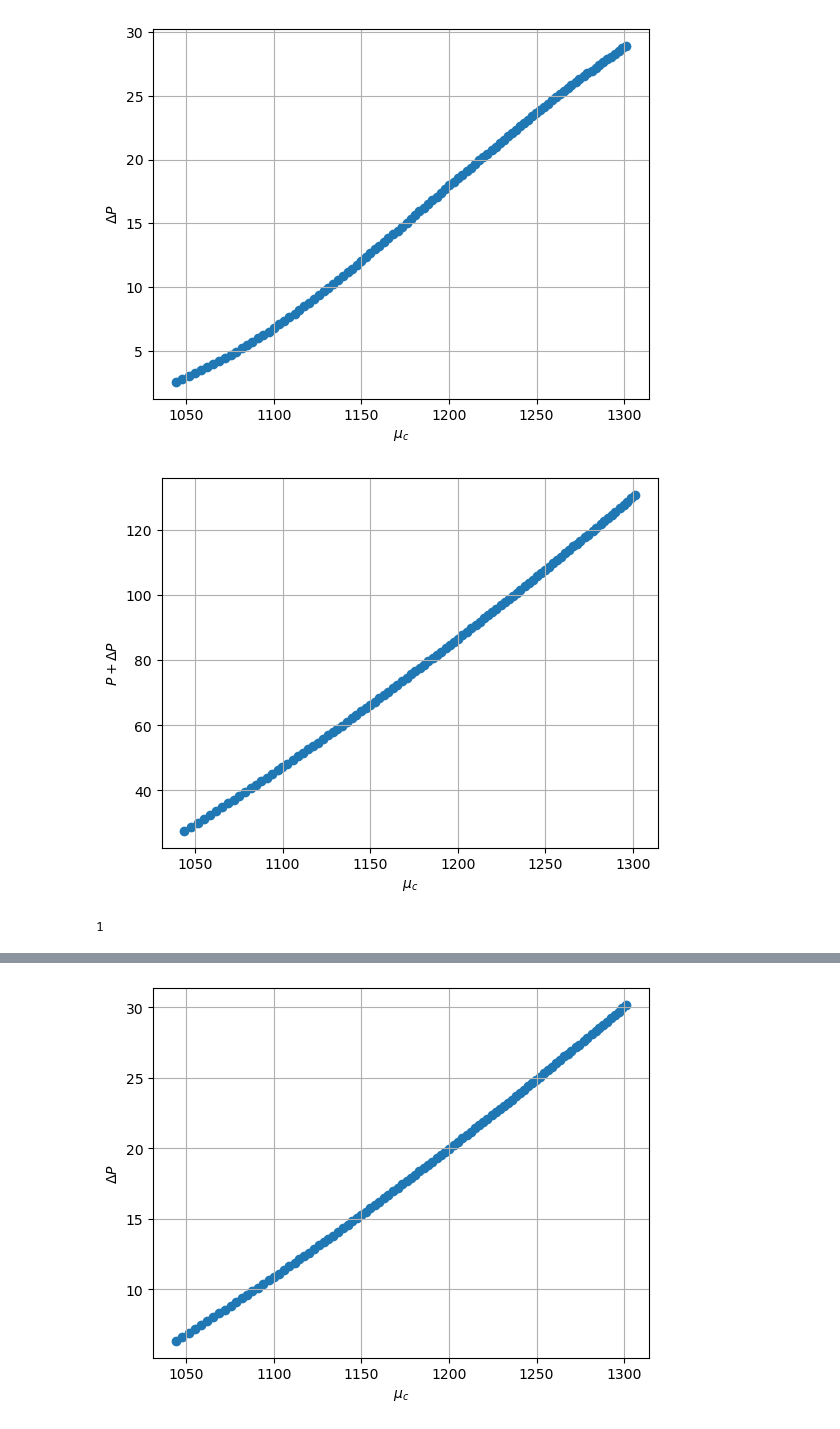
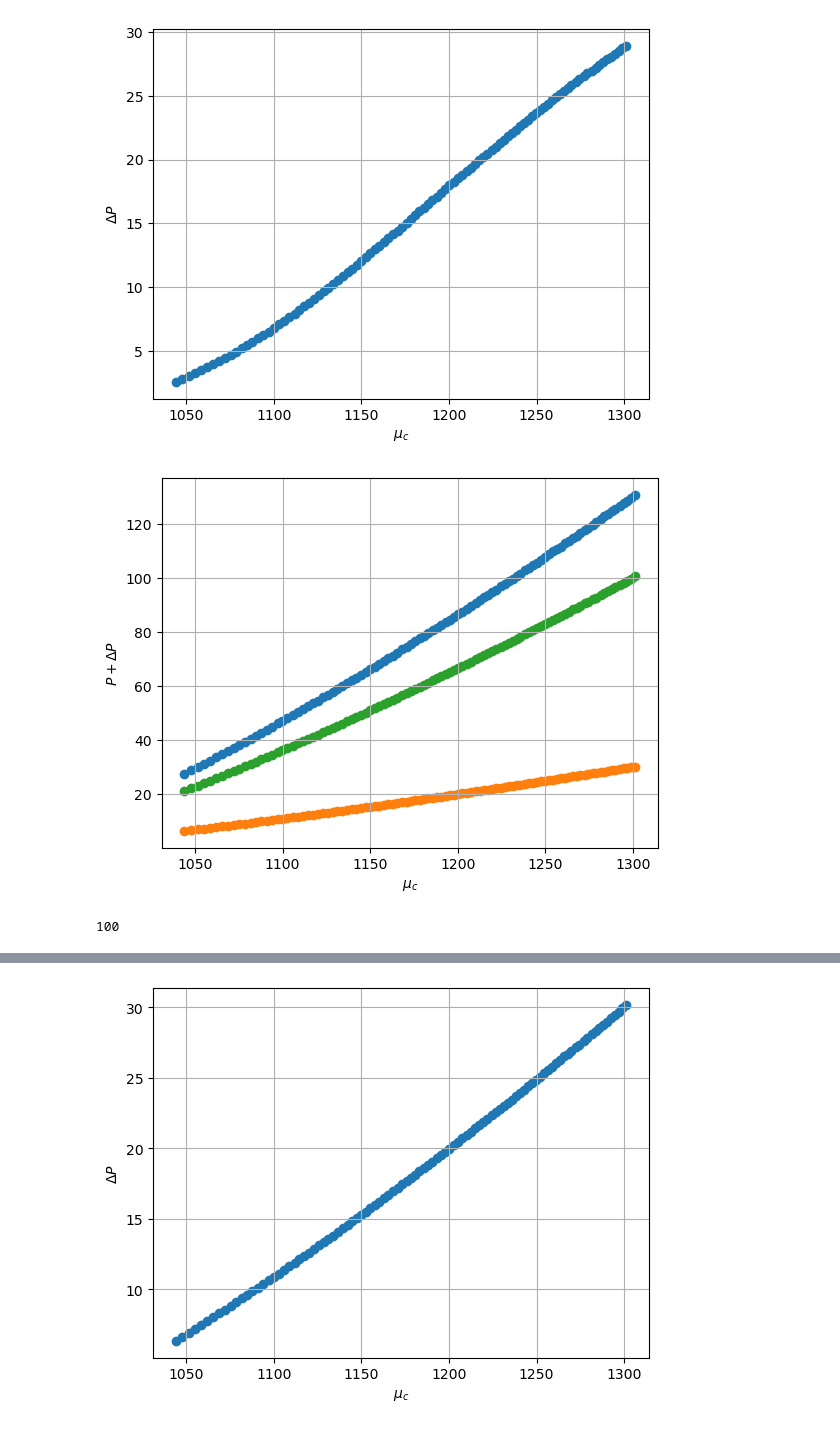
Before and after one commit to katta626/Phase_Transition, a Jupyter notebook: code/Relation_Codes/Different_Transition point.ipynb, the cells around one changed output, grey strips where cells are left out. Saved outputs shown, nothing was run; the diff lists cells and outputs as text; code cells hidden in the pictures.

Commit message:
Updated Plots Section

```diff
--- a/code/Relation_Codes/Different_Transition point.ipynb
+++ b/code/Relation_Codes/Different_Transition point.ipynb
@@ -376,7 +380,7 @@ delta_P_optimal_max = []
 
 P_all_max = []
 # Iterate through each mu_total and p_total index
-for index in range(1):
+for index in range(100):
 
     P_crit_1 = P_crit[index]*(1+0.01)
     P_crit_2 = P_crit[index]*(1+0.3)
@@ -541,14 +564,16 @@ plt.show();
 # %% [output]
 [figure]
 # %%
-plt.scatter(mu_crit,P_all_max);
+plt.scatter(mu_crit,P_all_max,label=r"$P_crit$");
+plt.scatter(mu_crit,delta_P_optimal_max,label=r"$\DeltaP$");
+plt.scatter(mu_crit,P_crit,label=r"$P_crit + \Delta P$");
 plt.grid();
 plt.xlabel(r'$\mu_c$');
 plt.ylabel(r'$P + \Delta P $');
 plt.show();
 # %% [output]
-[figure, old version]
+[figure, new version]
 # %%
 len(delta_P_optimal_max)
 # %% [output]
-1
+100
```
Also changed, not shown: parts of 5 cells of this notebook, 18 other files.
